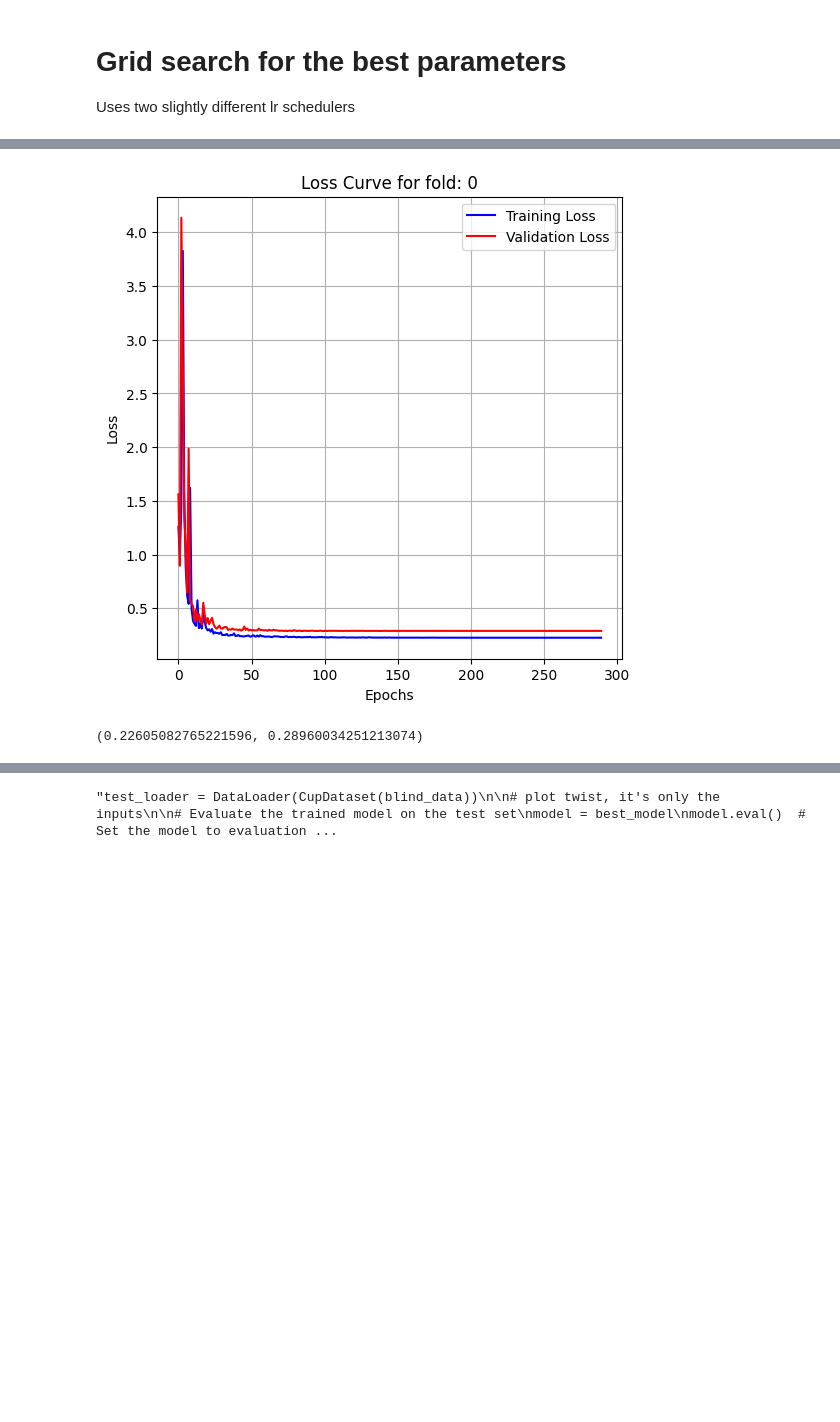
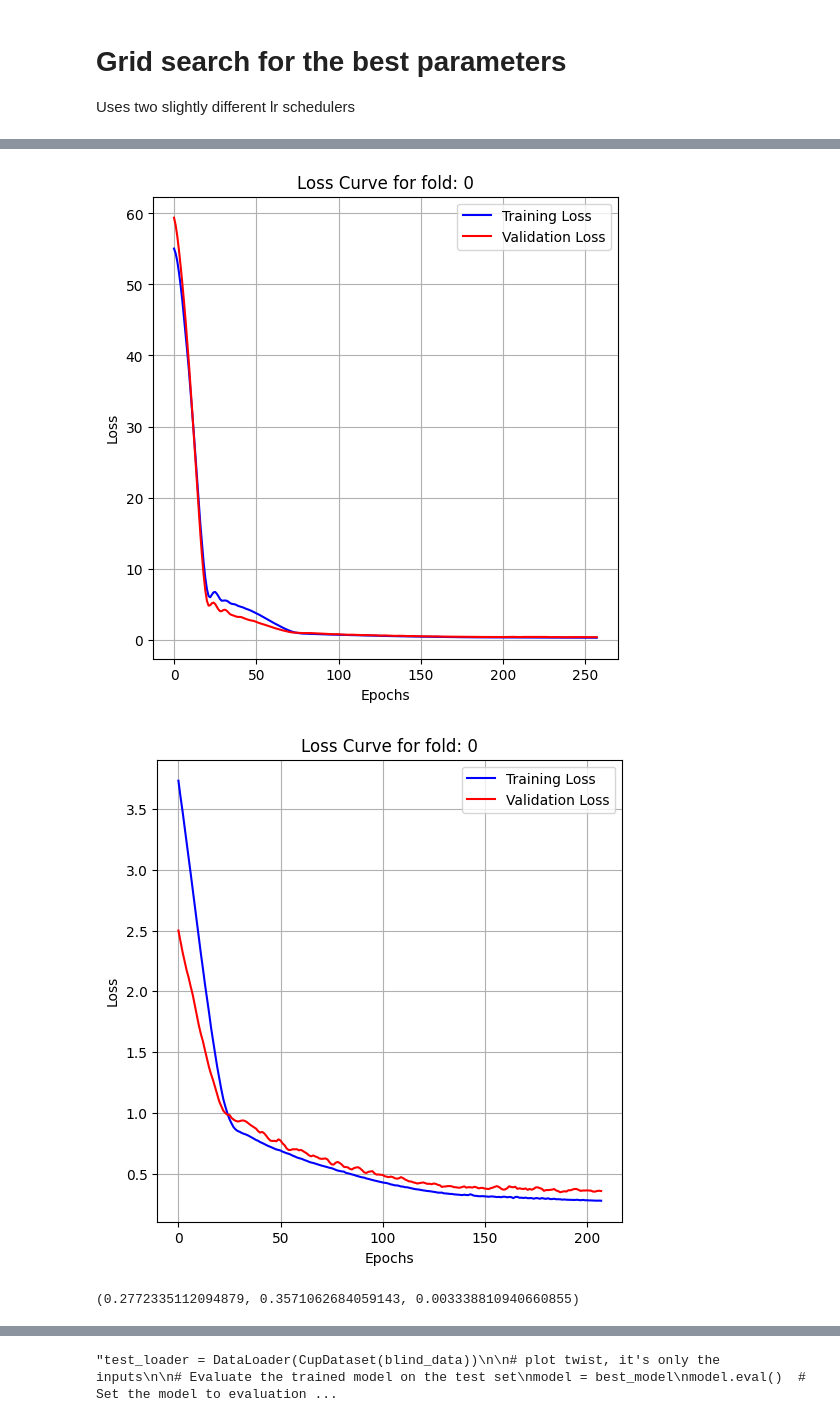
Before and after one commit to Alexthw46/ML, a Jupyter notebook: ML_cup/TorchNN.ipynb, the cells around one changed output, grey strips where cells are left out. Drawn from its saved outputs; the diff is of its cells as text; code cells hidden in the pictures; blank space fills up the shorter version.

Commit message:
Partial remake TorchNN.ipynb and pytorch.py trainings

```diff
--- a/ML_cup/TorchNN.ipynb
+++ b/ML_cup/TorchNN.ipynb
@@ -22,9 +27,14 @@ import pandas as pd
 dev_data = dataset.load_dataset("../data/ML-CUP24-TR.csv")
 blind_data = dataset.load_dataset("../data/ML-CUP24-TS.csv")
 # %%
-
+import time
 # arrange the dataset into inputs and labels
 from dataset_utils import arrange_datasets, train_val_kfold
 
+# get a seed for the random state based on the current time
+rand = int(time.time())
+print(f"Random seed: {rand}")
+torch.manual_seed(rand)
+np.random.seed(rand)
 X_dev, y_dev, X_blind = arrange_datasets(dev_data, blind_data)
-train_folds, val_folds = train_val_kfold(X_dev, y_dev, folds=5, random_state=42)
+train_folds, val_folds = train_val_kfold(X_dev, y_dev, folds=5, random_state=rand)
@@ -31,3 +43,4 @@ train_folds, val_folds = train_val_kfold(X_dev, y_dev, folds=5, random_state=42)
 # %%
 # Split the dev data into train and validation with k-fold cross validation and minibatch
-train_loaders, val_loaders, test_loader = dataset.torch_k_fold(dataset=dev_data, folds=5, batch_size=50)
+train_loaders, val_loaders, test_loader = dataset.torch_k_fold(dataset=dev_data, folds=5, batch_size=50,
+                                                               random_state=rand)
@@ -36,14 +86,16 @@ train_loaders, val_loaders, test_loader = dataset.torch_k_fold(dataset=dev_data,
 Uses two slightly different lr schedulers
 # %%
 parameters = [
-    {'optimizer': 'SGD', 'lr': [0.01, 0.001, 0.0001], 'weight_decay': [0.0, 0.001, 0.0005], 'momentum': [0.9, 0.75],
+    {'optimizer': 'SGD', 'lr': [0.01, 0.0075, 0.005, 0.003, 0.001],
+     'weight_decay': [0.0, 0.0001, 0.0005, 0.001, 0.002],
+     'momentum': [0.9, 0.85, 0.75],
      'nesterov': [True, False]}
 ]
-lr_scheduler_params = {'mode': 'min', 'factor': 0.75, 'patience': 5, 'cooldown': 3, 'verbose': False, 'min_lr': 1e-6}
+lr_scheduler_params = {'mode': 'min', 'factor': 0.75, 'patience': 5, 'cooldown': 3, 'min_lr': 1e-6}
 # %%
-
 # perform grid search to find the best parameters
 best_pytorch_params = grid_search(model_builder=MLP, parameters=parameters, train_loader=train_loaders,
-                                  val_loader=val_loaders, scheduler=('ReduceLROnPlateau', lr_scheduler_params),
-                                  verbose=False)
+                                  val_loader=val_loaders, max_epochs=300,
+                                  scheduler=('ReduceLROnPlateau', lr_scheduler_params),
+                                  verbose=True, stability_threshold=0.1, patience=20)
 # %% [output]
@@ -53,8 +119,7 @@ Best Parameters: {'lr': 0.01, 'weight_decay': 0.001, 'momentum': 0.9, 'nesterov'
 # %%
-# best_pytorch_params = {'lr': 0.001, 'weight_decay': 0.0, 'momentum': 0.9, 'nesterov': True, 'optimizer': 'SGD'}
-
 # retrain the model with the best parameters
 best_model = MLP()
+print(best_pytorch_params)
 train_loader, val_loader = dataset.torch_split_dataset(dataset=dev_data, train_ratio=0.8, batch_size=50)
 if best_pytorch_params['optimizer'] == 'SGD':
     optimizer = t.optim.SGD(best_model.parameters(), lr=best_pytorch_params['lr'],
@@ -64,9 +129,13 @@ else:
     optimizer = t.optim.Adam(best_model.parameters(), lr=best_pytorch_params['lr'],
                              weight_decay=best_pytorch_params['weight_decay'])
 
+lr_scheduler_params = {'mode': 'min', 'factor': 0.75, 'patience': 15, 'cooldown': 3, 'min_lr': 1e-6}
 torch_train(model=best_model, optimizer=optimizer, train_loader=train_loader,
-            val_loader=val_loader, epochs=300,
+            val_loader=val_loader, epochs=300, patience=20,
             verbose=True,
-            scheduler=lr_scheduler.ReduceLROnPlateau(optimizer, mode='min', factor=0.75, patience=5, cooldown=3,
-                                                     verbose=True, min_lr=1e-6))
+            #scheduler=lr_scheduler.OneCycleLR(optimizer, max_lr=best_pytorch_params['lr'], epochs=300,                          steps_per_epoch=len(train_loader)),
+            scheduler=get_scheduler(optimizer, 'ReduceLROnPlateau', lr_scheduler_params),
+            clip=0.8,
+            skip_plot_points=50
+            )
 # %% [output]
@@ -90,5 +159,6 @@ Train Epoch: 299 Loss: 0.22605082765221596 Val Loss: 0.28960034251213074
-[figure, old version]
+[figure, new version]
+[figure, added]
-(0.22605082765221596, 0.28960034251213074)
+(0.2772335112094879, 0.3571062684059143, 0.003338810940660855)
 # %%
 # Evaluate the trained model on the test set
 print("Evaluating the model on the test set")
```
Also changed, not shown: parts of 21 cells of this notebook, 4 other files.
